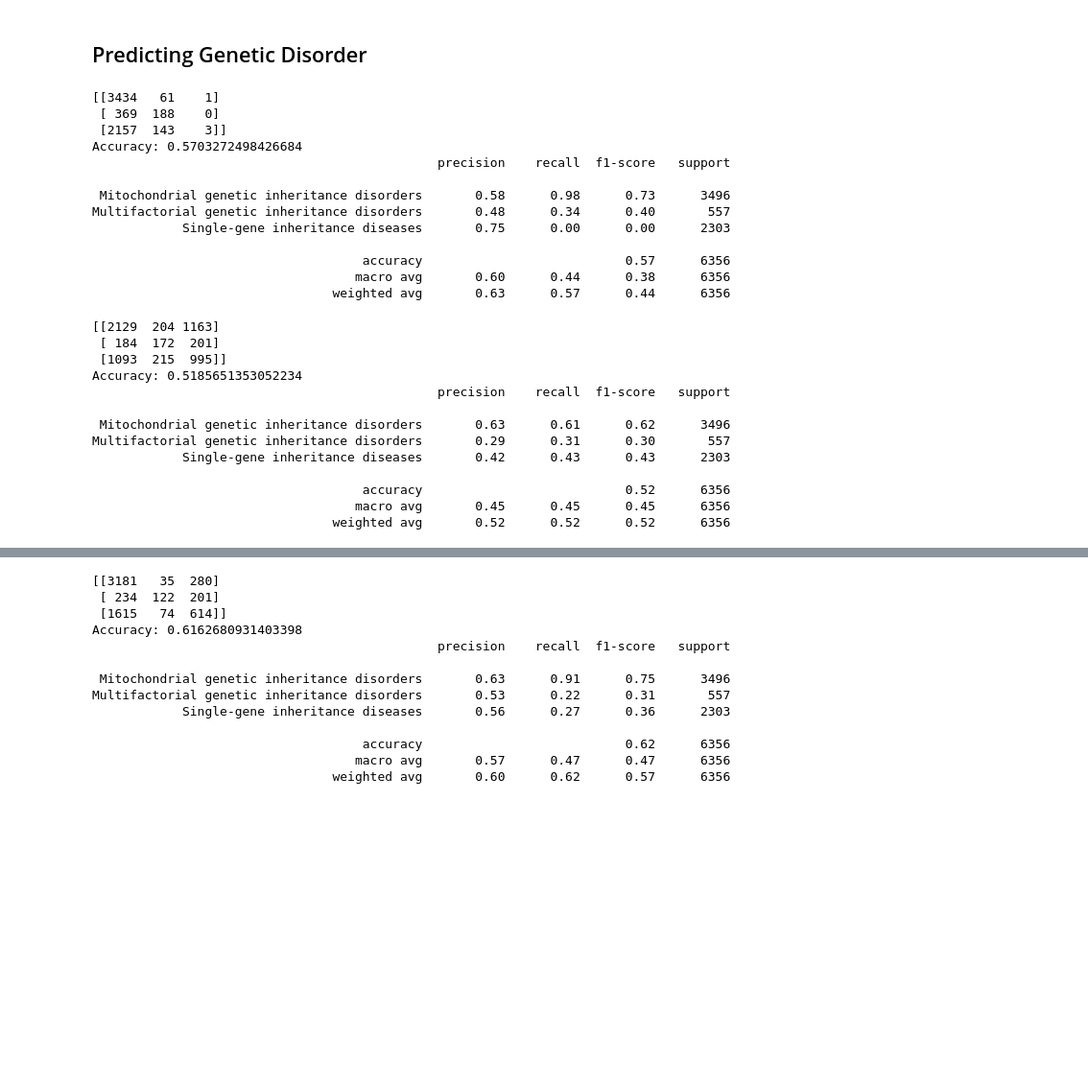
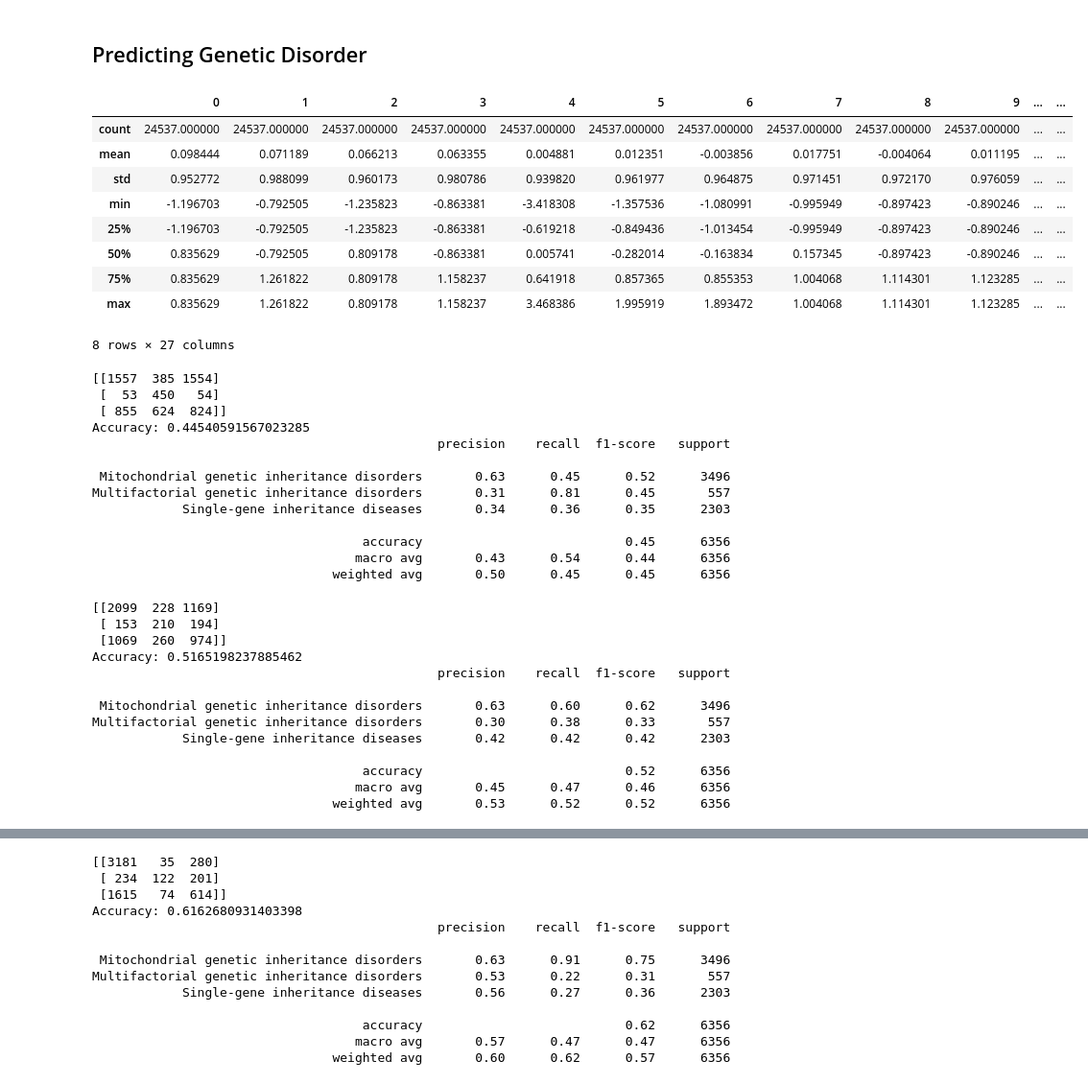
Before and after one commit to DavidHuang0621/Genomes-GeneticDisorders, a Jupyter notebook: models.ipynb, the cells around one changed output, grey strips where cells are left out. Shown: that part at 96% size. Cells and saved outputs as stored; diff of their text form; code cells hidden in the pictures; blank space fills up the shorter version.

```diff
--- a/models.ipynb
+++ b/models.ipynb
@@ -56,45 +103,62 @@ X_train3, X_test3, y_train3, y_test3 = train_test_split(df_train_encoded, df_tes
 # %% [markdown]
 ## Predicting Genetic Disorder
+# %%
+from imblearn.over_sampling import SMOTE
+over_sampler = SMOTE(random_state=42)
+X_res, y_res = over_sampler.fit_resample(X_train1, y_train1)
+y_res.value_counts()
+X_res.describe()
+# %% [output]
+|  | 0 | 1 | 2 | 3 | 4 | 5 | 6 | 7 | 8 | 9 | ... | ... |
+| count | 24537.000000 | 24537.000000 | 24537.000000 | 24537.000000 | 24537.000000 | 24537.000000 | 24537.000000 | 24537.000000 | 24537.000000 | 24537.000000 | ... | ... |
+| mean | 0.098444 | 0.071189 | 0.066213 | 0.063355 | 0.004881 | 0.012351 | -0.003856 | 0.017751 | -0.004064 | 0.011195 | ... | ... |
+| std | 0.952772 | 0.988099 | 0.960173 | 0.980786 | 0.939820 | 0.961977 | 0.964875 | 0.971451 | 0.972170 | 0.976059 | ... | ... |
+| min | -1.196703 | -0.792505 | -1.235823 | -0.863381 | -3.418308 | -1.357536 | -1.080991 | -0.995949 | -0.897423 | -0.890246 | ... | ... |
+| 25% | -1.196703 | -0.792505 | -1.235823 | -0.863381 | -0.619218 | -0.849436 | -1.013454 | -0.995949 | -0.897423 | -0.890246 | ... | ... |
+| 50% | 0.835629 | -0.792505 | 0.809178 | -0.863381 | 0.005741 | -0.282014 | -0.163834 | 0.157345 | -0.897423 | -0.890246 | ... | ... |
+| 75% | 0.835629 | 1.261822 | 0.809178 | 1.158237 | 0.641918 | 0.857365 | 0.855353 | 1.004068 | 1.114301 | 1.123285 | ... | ... |
+| max | 0.835629 | 1.261822 | 0.809178 | 1.158237 | 3.468386 | 1.995919 | 1.893472 | 1.004068 | 1.114301 | 1.123285 | ... | ... |
+8 rows × 27 columns
 # %%
 from sklearn.linear_model import LogisticRegression
 
 logRegression = LogisticRegression()
-logRegression.fit(X_train1, y_train1)
+logRegression.fit(X_res, y_res)
 compute_metrics(y_test1, logRegression.predict(X_test1))
 # %% [output]
-[[3434   61    1]
- [ 369  188    0]
- [2157  143    3]]
-Accuracy: 0.5703272498426684
+[[1557  385 1554]
+ [  53  450   54]
+ [ 855  624  824]]
+Accuracy: 0.44540591567023285
                                               precision    recall  f1-score   support
 
- Mitochondrial genetic inheritance disorders       0.58      0.98      0.73      3496
-Multifactorial genetic inheritance disorders       0.48      0.34      0.40       557
-            Single-gene inheritance diseases       0.75      0.00      0.00      2303
+ Mitochondrial genetic inheritance disorders       0.63      0.45      0.52      3496
+Multifactorial genetic inheritance disorders       0.31      0.81      0.45       557
+            Single-gene inheritance diseases       0.34      0.36      0.35      2303
 
-                                    accuracy                           0.57      6356
-                                   macro avg       0.60      0.44      0.38      6356
-                                weighted avg       0.63      0.57      0.44      6356
+                                    accuracy                           0.45      6356
+                                   macro avg       0.43      0.54      0.44      6356
+                                weighted avg       0.50      0.45      0.45      6356
 # %%
 from sklearn.tree import DecisionTreeClassifier
 
 decisionTree = DecisionTreeClassifier()
-decisionTree.fit(X_train1, y_train1)
+decisionTree.fit(X_res, y_res)
 compute_metrics(y_test1, decisionTree.predict(X_test1))
 # %% [output]
-[[2129  204 1163]
- [ 184  172  201]
- [1093  215  995]]
-Accuracy: 0.5185651353052234
+[[2099  228 1169]
+ [ 153  210  194]
+ [1069  260  974]]
+Accuracy: 0.5165198237885462
                                               precision    recall  f1-score   support
 
- Mitochondrial genetic inheritance disorders       0.63      0.61      0.62      3496
-Multifactorial genetic inheritance disorders       0.29      0.31      0.30       557
-            Single-gene inheritance diseases       0.42      0.43      0.43      2303
+ Mitochondrial genetic inheritance disorders       0.63      0.60      0.62      3496
+Multifactorial genetic inheritance disorders       0.30      0.38      0.33       557
+            Single-gene inheritance diseases       0.42      0.42      0.42      2303
 
                                     accuracy                           0.52      6356
-                                   macro avg       0.45      0.45      0.45      6356
-                                weighted avg       0.52      0.52      0.52      6356
+                                   macro avg       0.45      0.47      0.46      6356
+                                weighted avg       0.53      0.52      0.52      6356
 # %%
 from sklearn.ensemble import RandomForestClassifier
 
```
Also changed, not shown: parts of 12 cells of this notebook.
